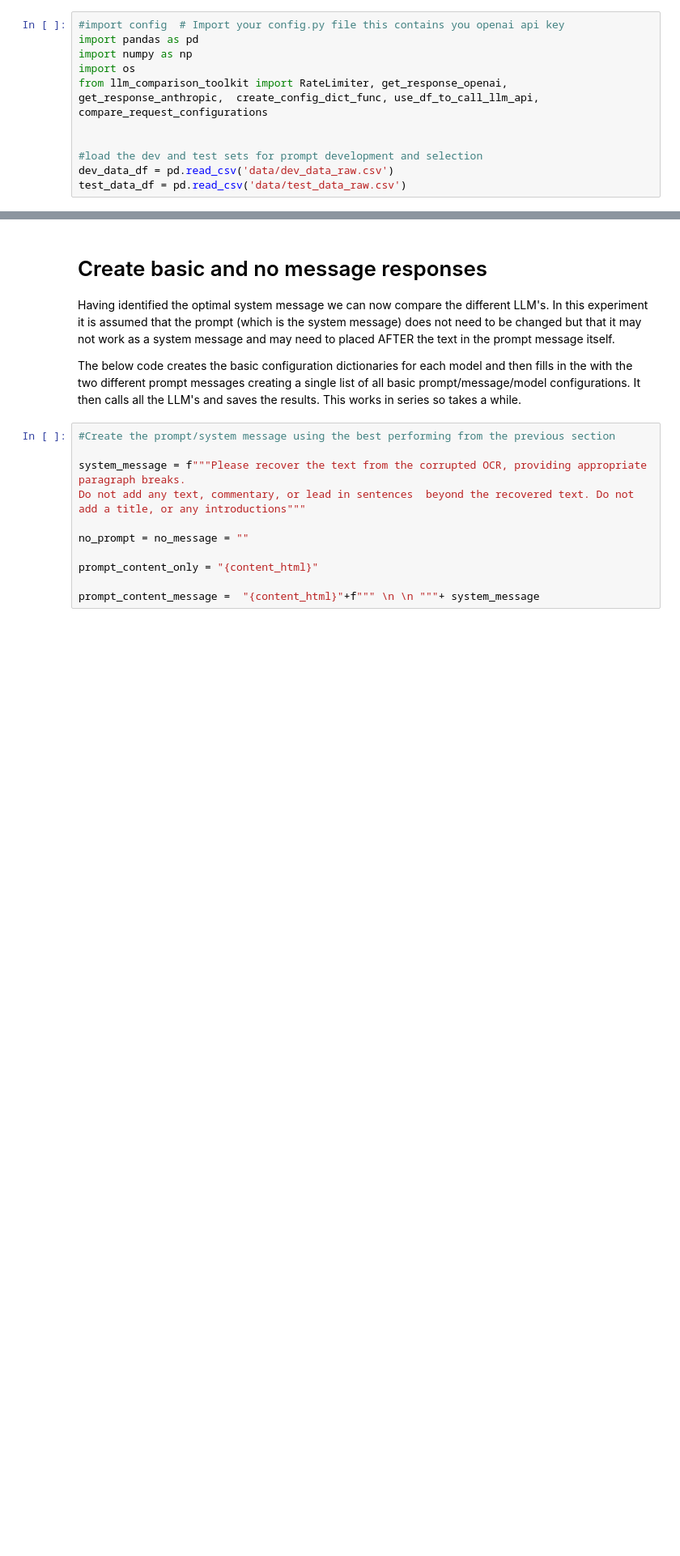
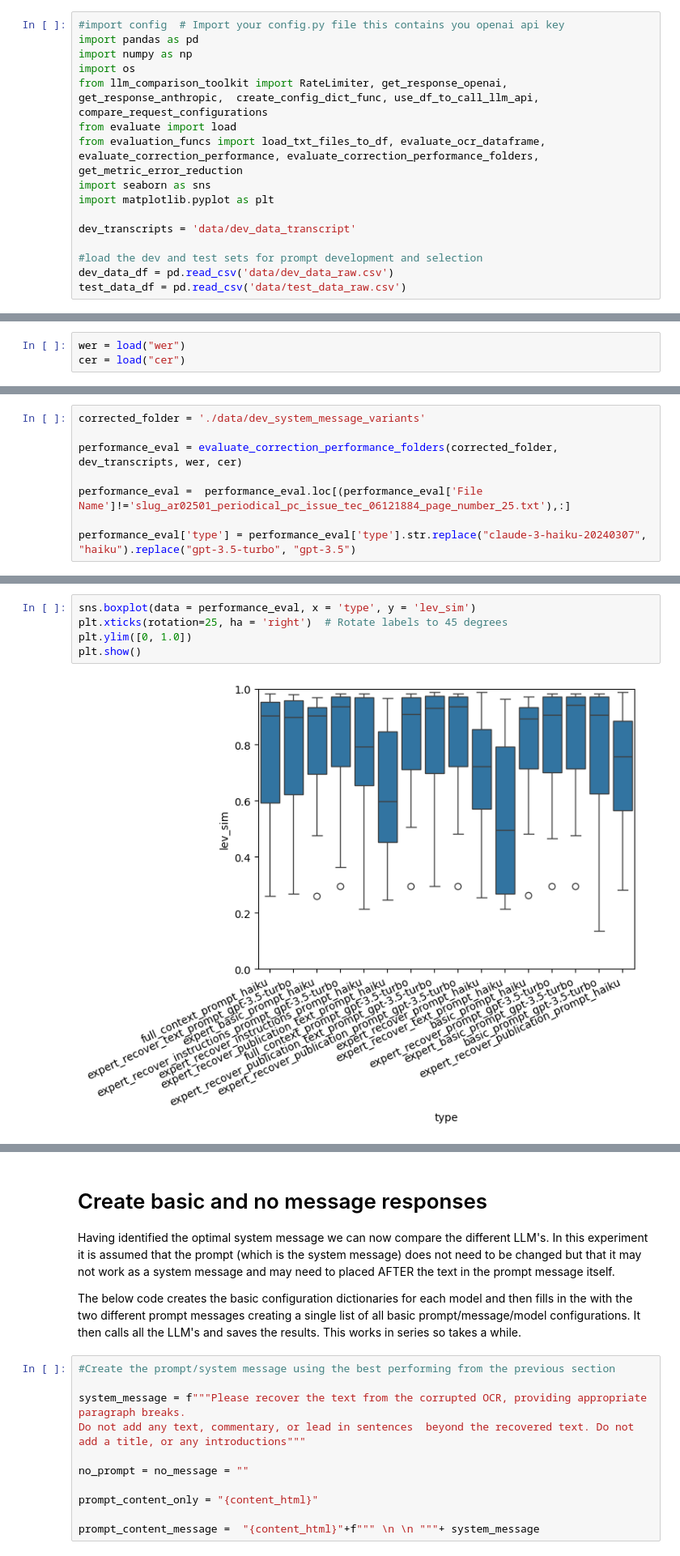
Before and after one commit to JonnoB/redigitalize, a Jupyter notebook: create_pipeline.ipynb, the cells around one changed output, grey strips where cells are left out. Shown at 81% size. Saved outputs shown, nothing was run; the diff lists cells and outputs as text; blank space fills up the shorter version.

```diff
--- a/create_pipeline.ipynb
+++ b/create_pipeline.ipynb
@@ -4,7 +4,12 @@ import pandas as pd
 import numpy as np
 import os
 from llm_comparison_toolkit import RateLimiter, get_response_openai, get_response_anthropic,  create_config_dict_func, use_df_to_call_llm_api, compare_request_configurations
+from evaluate import load
+from evaluation_funcs import load_txt_files_to_df, evaluate_ocr_dataframe, evaluate_correction_performance, evaluate_correction_performance_folders, get_metric_error_reduction
+import seaborn as sns
+import matplotlib.pyplot as plt
 
+dev_transcripts = 'data/dev_data_transcript'
 
 #load the dev and test sets for prompt development and selection
 dev_data_df = pd.read_csv('data/dev_data_raw.csv')
@@ -60,0 +174,3 @@ compare_request_configurations(test_data_df, message_test_configs, folder_path='
+# %%
+wer = load("wer")
+cer = load("cer")
@@ -60,0 +179,8 @@ compare_request_configurations(test_data_df, message_test_configs, folder_path='
+# %%
+corrected_folder = './data/dev_system_message_variants'
+
+performance_eval = evaluate_correction_performance_folders(corrected_folder, dev_transcripts, wer, cer)
+
+performance_eval =  performance_eval.loc[(performance_eval['File Name']!='slug_ar02501_periodical_pc_issue_tec_06121884_page_number_25.txt'),:]
+
+performance_eval['type'] = performance_eval['type'].str.replace("claude-3-haiku-20240307", "haiku").replace("gpt-3.5-turbo", "gpt-3.5")
@@ -60,0 +236,7 @@ compare_request_configurations(test_data_df, message_test_configs, folder_path='
+# %%
+sns.boxplot(data = performance_eval, x = 'type', y = 'lev_sim')
+plt.xticks(rotation=25, ha = 'right')  # Rotate labels to 45 degrees
+plt.ylim([0, 1.0])
+plt.show()
+# %% [output]
+[figure, added]
```
Also changed, not shown: parts of 19 cells of this notebook, 2 other files.
